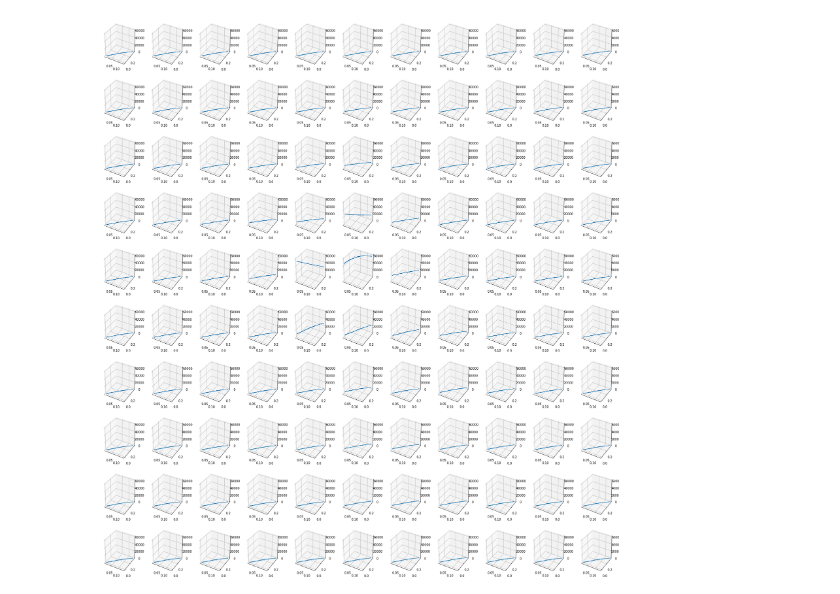
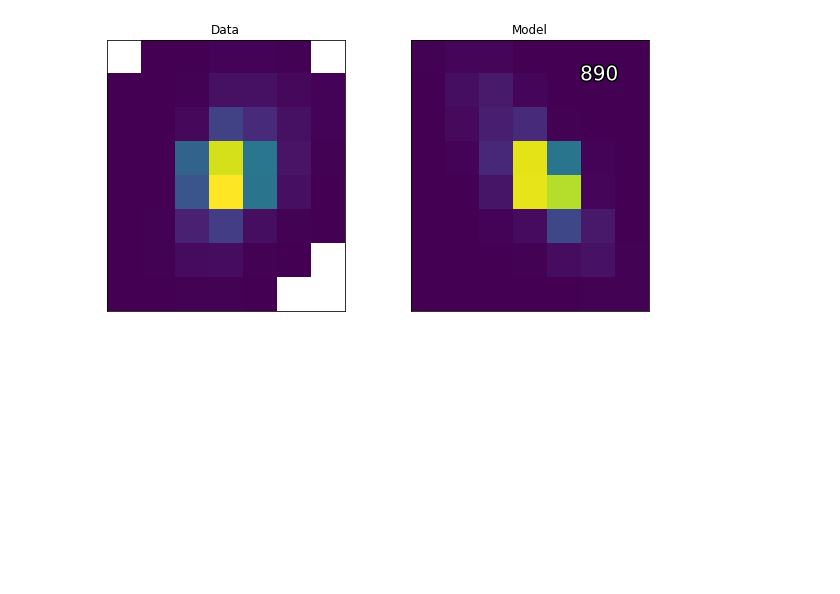
Before and after one commit to christinahedges/chroma, a Jupyter notebook: notebook/dev.ipynb, the cells around one changed output. Drawn from its saved outputs; the diff is of its cells as text; code cells hidden in the pictures; blank space fills up the shorter version.

Commit message:
Added movie of models in rough detector coordinates

```diff
--- a/notebook/dev.ipynb
+++ b/notebook/dev.ipynb
@@ -239,3 +50,5 @@ plt.contourf(PRFX,PRFY,np.log10(psf[0]))
+# %%
+d=pickle.load(open('../data/test1/blue_2.p'))
 # %%
 cx=PRFX[0][np.where(PRFX[0]>=0)[0][0]:np.where(PRFX[0]<1)[0][-1]]
 cy=PRFY[:,0][np.where(PRFY[:,0]>=0)[0][0]:np.where(PRFY[:,0]<1)[0][-1]]
@@ -261,17 +62,0 @@ array([ 4242384.38847611])
-# %%
-def plot3d(data,xshift,yshift,ok=None):
-    if ok is None==False:
-        ok=np.where((xshift>-1)&(yshift>-1))[0]
-    n,m=np.shape(data)[1],np.shape(data)[2]
-    fig= plt.figure(figsize=(np.max([n*3,10]),np.max([m*3,10])))
-    c=1
-    for i in xrange(n):
-        for j in xrange(m):
-            ax=fig.add_subplot(n,m,c,projection='3d')
-            ax.plot(xshift,yshift,data[ok,i,j])
-            c+=1
-            ax.set_zlim(np.min(data[ok,:,:]),np.max(data[ok,:,:]))
-
-plot3d(data,xshift,yshift,ok)
-# %% [output]
-[figure, removed]
@@ -277,0 +80,51 @@ plot3d(data,xshift,yshift,ok)
+# %%
+ims=np.zeros((len(lam),np.shape(d['data'])[1],np.shape(d['data'])[2]))
+for l in tqdm(xrange(len(lam))):
+    psf_c=convolve2d(psf[l,:,:],prf,mode='same')
+    model=RectBivariateSpline(PRFx,PRFy,psf_c)
+    xcent,ycent,flux=fitprf(d['x3d'][d['ok']],d['y3d'][d['ok']],d['data'][d['ok']],psf_c)
+    vals=[]
+
+    for x,y in (zip(d['x3d'][d['ok'],:,:].ravel(),d['y3d'][d['ok'],:,:].ravel())):
+        vals.append(model(x+xcent+0.5,y+ycent-0.5)[0][0])
+    vals3d=np.reshape(np.asarray(vals),np.shape(d['x3d'][d['ok'],:,:]))
+    ims[l,:,:]=vals3d[0]
+    #plt.figure()
+    #plt.imshow(d['data'][d['ok']][0])
+
+    #plt.figure()
+    #plt.imshow(ims[0])
+    #break
+# %%
+import matplotlib.animation as animation
+def animatemodel(inp,labels=None,outfile='out.mp4'):
+    def plotim(a,dat,c,title=None):
+        if (title is None)==False:
+            a.set_title(title)
+        a.set_xticks([])
+        a.set_yticks([])
+        f=a.imshow(dat[c],origin='bottom')
+        return f
+
+    def update_img(n):
+            dataim.set_data(inp[0][n])
+            modelim.set_data(inp[1][n])
+            if (labels is None)==False:
+                label_text.set_text(labels[n])
+            return dataim,modelim,label_text
+
+    fig,ax=plt.subplots(1,2,figsize=(10,5))
+    dataim=plotim(ax[0],inp[0],0,title='Data')
+    modelim=plotim(ax[1],inp[1],0,title='Model')
+    if (labels is None)==False:
+        label_text=ax[1].text(np.shape(inp[1])[1]*0.7,np.shape(inp[1])[2]*0.9,'',color='white',ha='right',fontsize=20)
+        label_text.set_path_effects([path_effects.Stroke(linewidth=3, foreground='black'),
+                       path_effects.Normal()])
+    ani = animation.FuncAnimation(fig,update_img,len(inp[0]),interval=300)
+    writer = animation.writers['ffmpeg'](fps=30)
+    ani.save(outfile,writer=writer,dpi=100)
+
+
+animatemodel([d['data'][d['ok'],:,:][0:len(lam)],ims],labels=lam,outfile='../images/blue_2.mp4')
+# %% [output]
+[figure, added]
```
Also changed, not shown: parts of 19 cells of this notebook, 2 other files.
